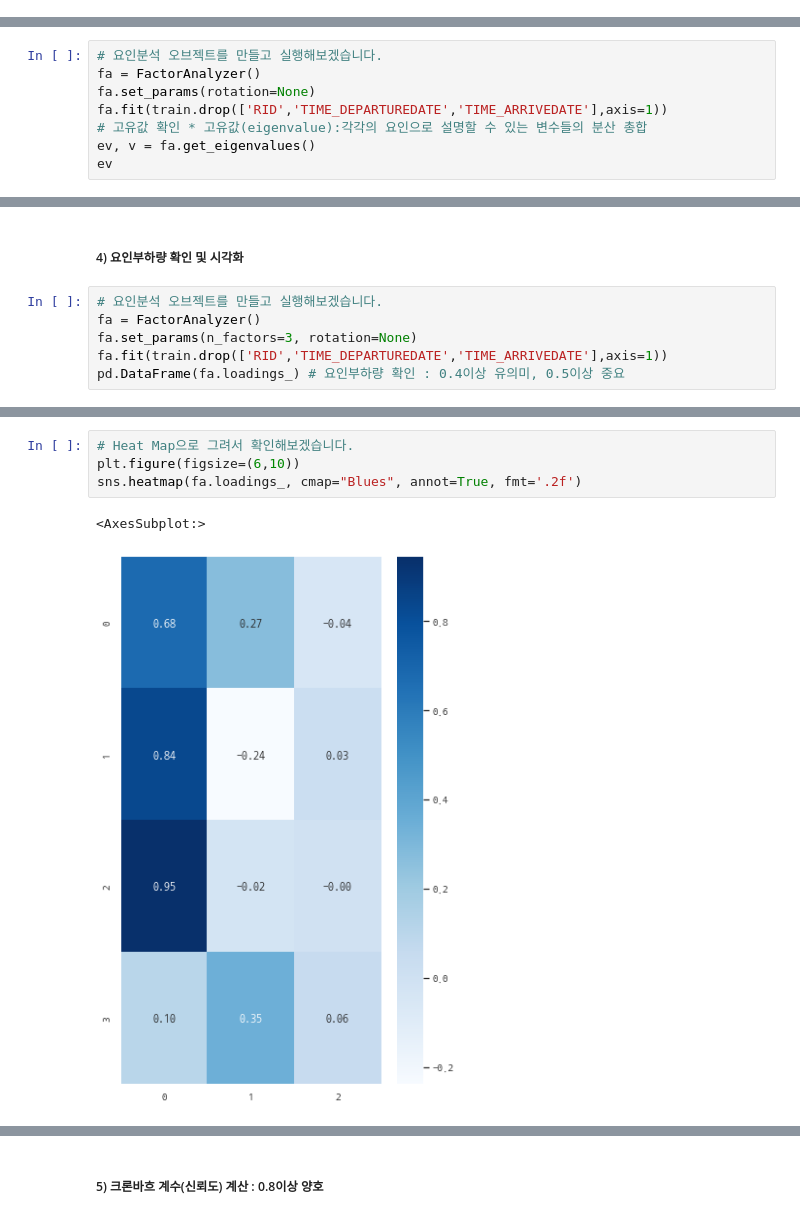
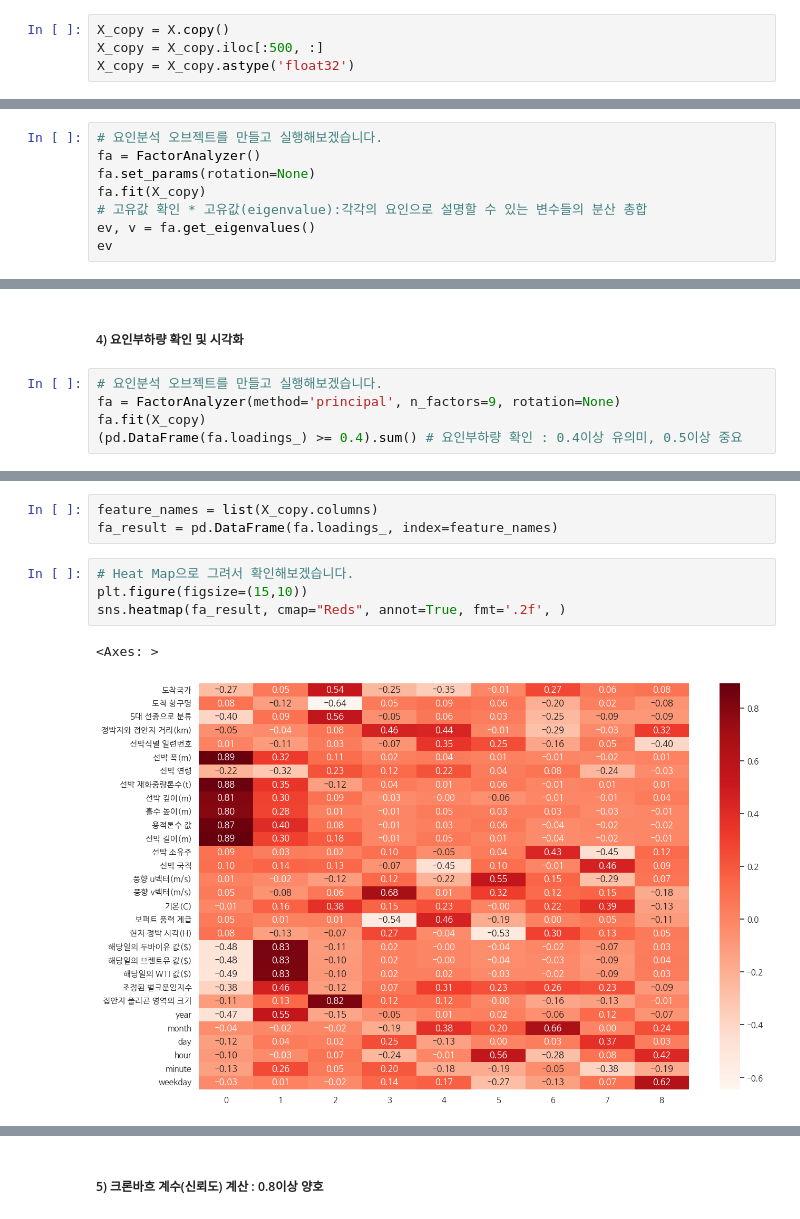
Before and after one commit to LeticiaKang/HYUNDAE_AI_Challenge_DACON, a Jupyter notebook: 1. 데이터_탐색.ipynb, the cells around one changed output, grey strips where cells are left out. Cells and saved outputs as stored; diff of their text form.

```diff
--- a/1. 데이터_탐색.ipynb
+++ b/1. 데이터_탐색.ipynb
@@ -637,0 +638,4 @@ y = train['대기시간(h)'].values
+# %%
+X_copy = X.copy()
+X_copy = X_copy.iloc[:500, :]
+X_copy = X_copy.astype('float32')
@@ -697,7 +720,7 @@ kmo_model # 0.642878086837649 : 0.6 이상으로 양호함
 # 요인분석 오브젝트를 만들고 실행해보겠습니다.
 fa = FactorAnalyzer()
 fa.set_params(rotation=None)
-fa.fit(train.drop(['RID','TIME_DEPARTUREDATE','TIME_ARRIVEDATE'],axis=1))
+fa.fit(X_copy)
 # 고유값 확인 * 고유값(eigenvalue):각각의 요인으로 설명할 수 있는 변수들의 분산 총합
 ev, v = fa.get_eigenvalues()
 ev
@@ -718,8 +748,7 @@ plt.show()
 ##### 4) 요인부하량 확인 및 시각화
 # %%
 # 요인분석 오브젝트를 만들고 실행해보겠습니다.
-fa = FactorAnalyzer()
-fa.set_params(n_factors=3, rotation=None)
-fa.fit(train.drop(['RID','TIME_DEPARTUREDATE','TIME_ARRIVEDATE'],axis=1))
-pd.DataFrame(fa.loadings_) # 요인부하량 확인 : 0.4이상 유의미, 0.5이상 중요
+fa = FactorAnalyzer(method='principal', n_factors=9, rotation=None)
+fa.fit(X_copy)
+(pd.DataFrame(fa.loadings_) >= 0.4).sum() # 요인부하량 확인 : 0.4이상 유의미, 0.5이상 중요
 # %% [output]
@@ -731,7 +765,10 @@ pd.DataFrame(fa.loadings_) # 요인부하량 확인 : 0.4이상 유의미, 0.5
+# %%
+feature_names = list(X_copy.columns)
+fa_result = pd.DataFrame(fa.loadings_, index=feature_names)
 # %%
 # Heat Map으로 그려서 확인해보겠습니다.
-plt.figure(figsize=(6,10))
-sns.heatmap(fa.loadings_, cmap="Blues", annot=True, fmt='.2f')
+plt.figure(figsize=(15,10))
+sns.heatmap(fa_result, cmap="Reds", annot=True, fmt='.2f', )
 # %% [output]
-<AxesSubplot:>
+<Axes: >
-[figure, old version]
+[figure, new version]
```
Also changed, not shown: parts of 18 cells of this notebook.
